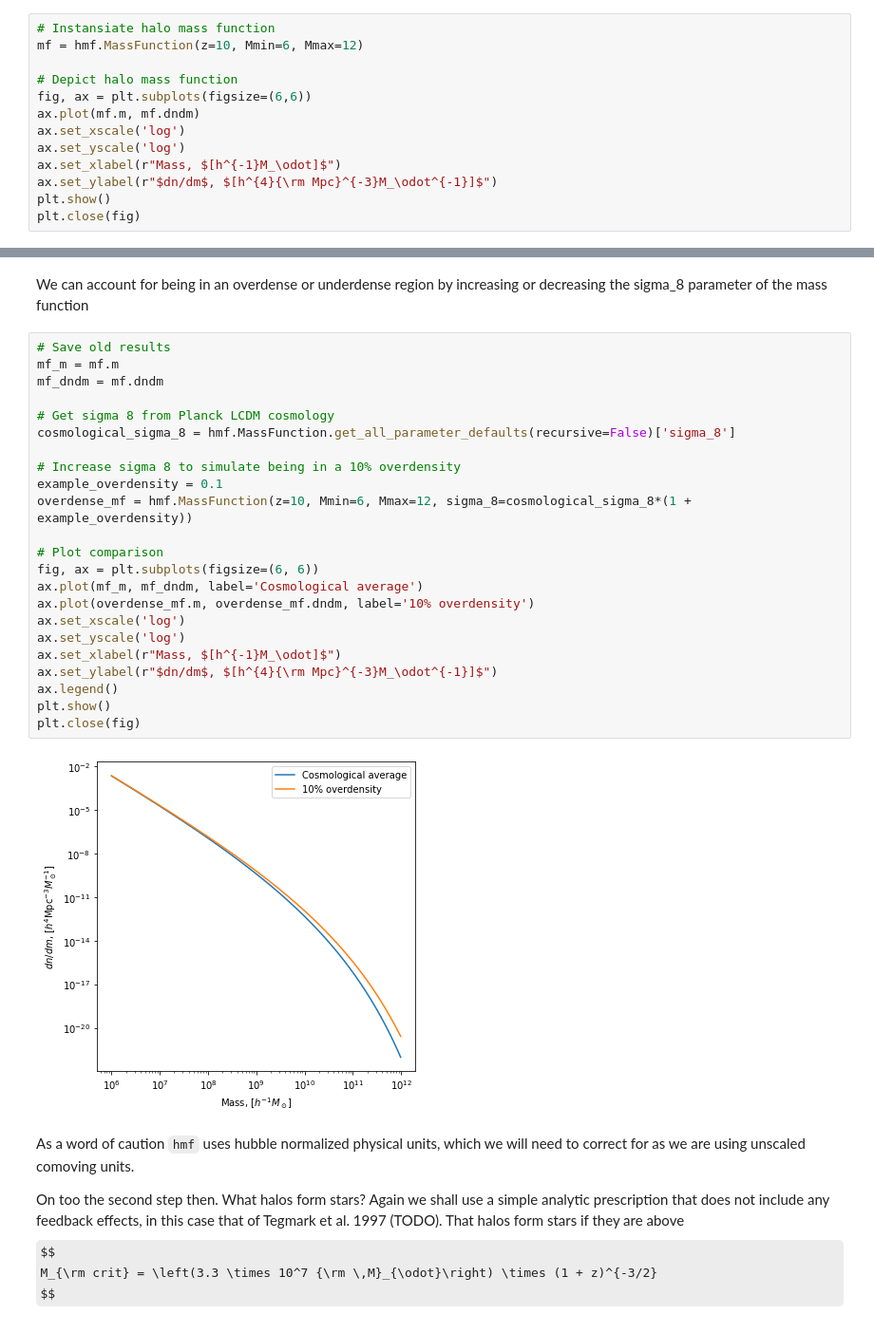
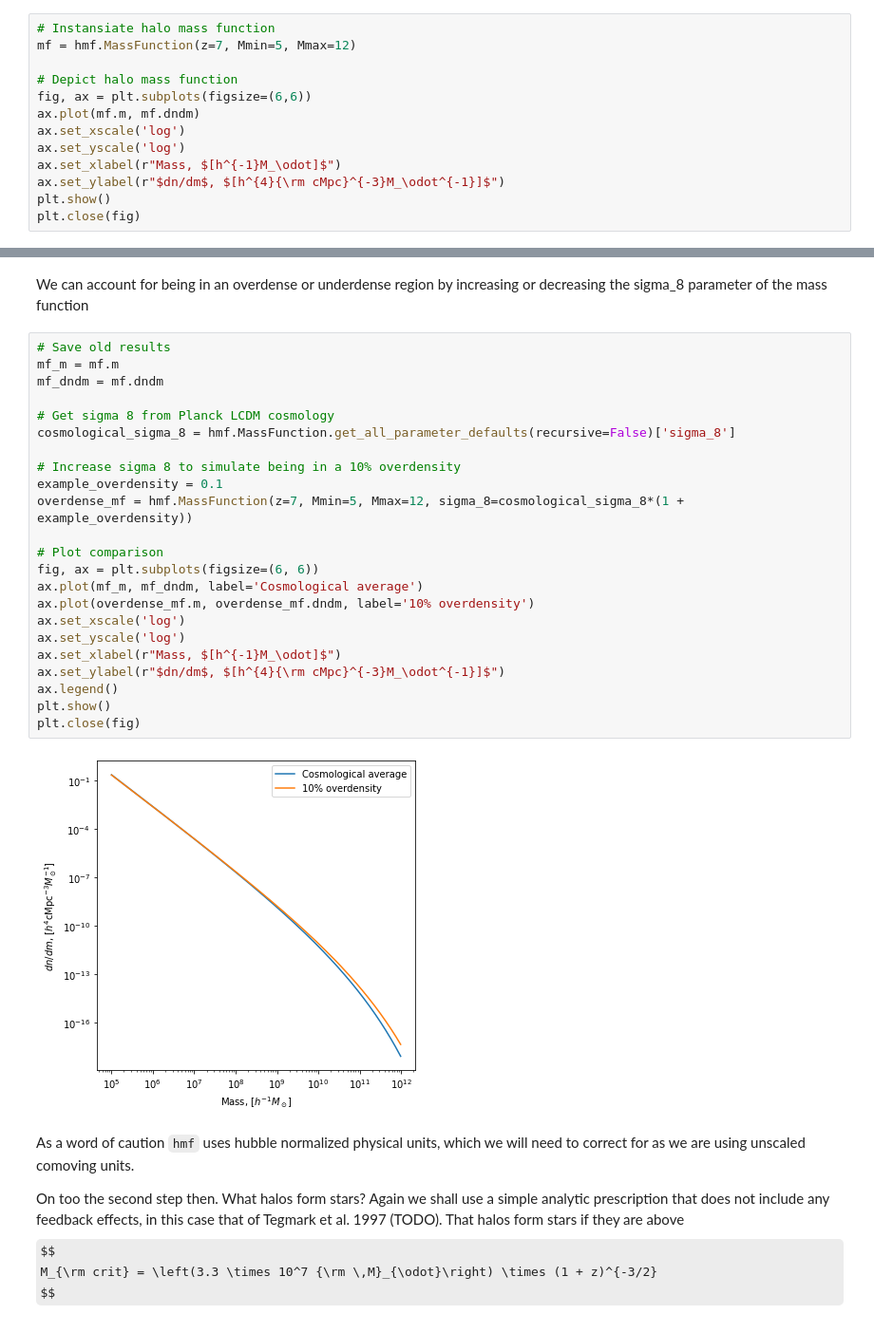
Before and after one commit to ThomasGesseyJones/DARA_21cm_Signal_Simulation, a Jupyter notebook: DARA_21cm_Signal_Simulation.ipynb, the cells around one changed output, grey strips where cells are left out. Shown at 95% size. Saved outputs shown, nothing was run; the diff lists cells and outputs as text; some formulas as TeX source.

```diff
--- a/DARA_21cm_Signal_Simulation.ipynb
+++ b/DARA_21cm_Signal_Simulation.ipynb
@@ -235,7 +232,7 @@ Requirement already satisfied: pyparsing!=3.0.5,>=2.0.2 in /usr/local/lib/python
 This package impliments various mass functions via the MassFunction object. To get the mass function at a particular redshift, over a desired mass range, we simply instantiate such an object with the appropriate redshift `z`, minimum halo mass `Mmin` and maximum halo mass `Mmax`. Then access the halo mass function as properties of the object.
 # %%
 # Instansiate halo mass function
-mf = hmf.MassFunction(z=10, Mmin=6, Mmax=12)
+mf = hmf.MassFunction(z=7, Mmin=5, Mmax=12)
 
 # Depict halo mass function
 fig, ax = plt.subplots(figsize=(6,6))
@@ -243,7 +240,7 @@ ax.plot(mf.m, mf.dndm)
 ax.set_xscale('log')
 ax.set_yscale('log')
 ax.set_xlabel(r"Mass, $[h^{-1}M_\odot]$")
-ax.set_ylabel(r"$dn/dm$, $[h^{4}{\rm Mpc}^{-3}M_\odot^{-1}]$")
+ax.set_ylabel(r"$dn/dm$, $[h^{4}{\rm cMpc}^{-3}M_\odot^{-1}]$")
 plt.show()
 plt.close(fig)
 # %% [output]
@@ -253,28 +250,28 @@ We can account for being in an overdense or underdense region by increasing or d
 # %%
 # Save old results
 mf_m = mf.m
 mf_dndm = mf.dndm
 
 # Get sigma 8 from Planck LCDM cosmology
 cosmological_sigma_8 = hmf.MassFunction.get_all_parameter_defaults(recursive=False)['sigma_8']
 
 # Increase sigma 8 to simulate being in a 10% overdensity
 example_overdensity = 0.1
-overdense_mf = hmf.MassFunction(z=10, Mmin=6, Mmax=12, sigma_8=cosmological_sigma_8*(1 + example_overdensity))
+overdense_mf = hmf.MassFunction(z=7, Mmin=5, Mmax=12, sigma_8=cosmological_sigma_8*(1 + example_overdensity))
 
 # Plot comparison
 fig, ax = plt.subplots(figsize=(6, 6))
 ax.plot(mf_m, mf_dndm, label='Cosmological average')
 ax.plot(overdense_mf.m, overdense_mf.dndm, label='10% overdensity')
 ax.set_xscale('log')
 ax.set_yscale('log')
 ax.set_xlabel(r"Mass, $[h^{-1}M_\odot]$")
-ax.set_ylabel(r"$dn/dm$, $[h^{4}{\rm Mpc}^{-3}M_\odot^{-1}]$")
+ax.set_ylabel(r"$dn/dm$, $[h^{4}{\rm cMpc}^{-3}M_\odot^{-1}]$")
 ax.legend()
 plt.show()
 plt.close(fig)
 # %% [output]
-[figure, old version]
+[figure, new version]
 # %% [markdown]
 As a word of caution `hmf` uses hubble normalized physical units, which we will need to correct for as we are using unscaled comoving units.
 
```
Also changed, not shown: parts of 6 cells of this notebook.
